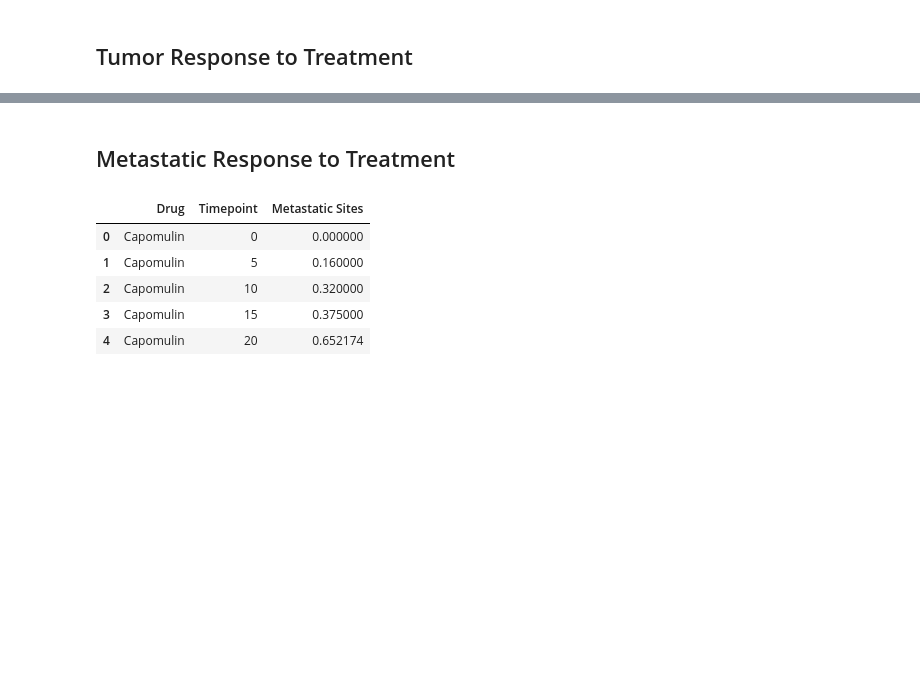
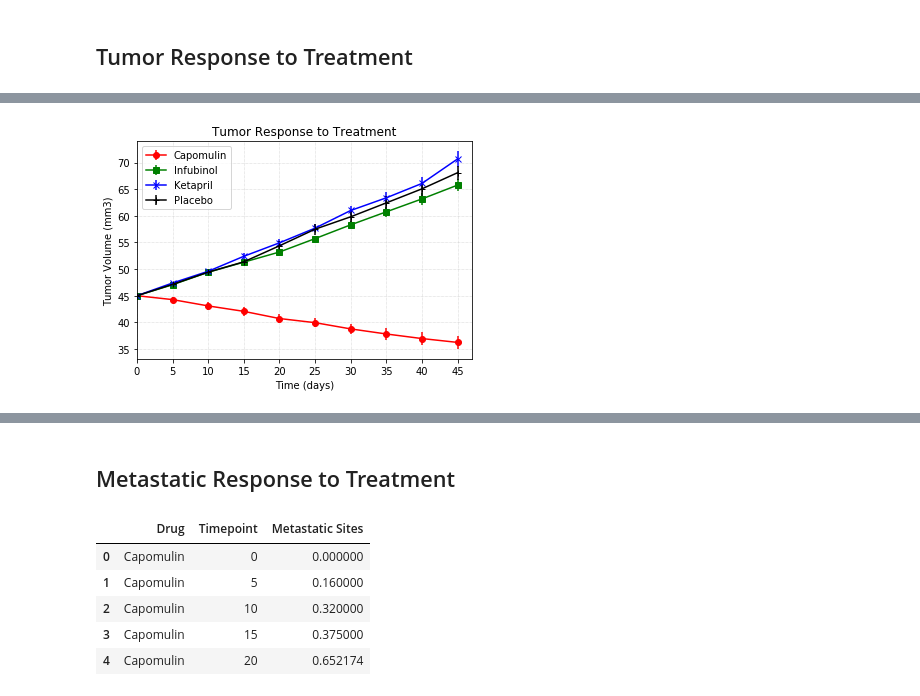
Before and after one commit to abelloma/matplotlib-challenge, a Jupyter notebook: pymaceuticals_starter.ipynb, the cells around one changed output, grey strips where cells are left out. Drawn from its saved outputs; the diff is of its cells as text; code cells hidden in the pictures; blank space fills up the shorter version.

```diff
--- a/pymaceuticals_starter.ipynb
+++ b/pymaceuticals_starter.ipynb
@@ -163,0 +103,6 @@ Text(0.5, 1.0, 'Tumor Response to Treatment')
+# %%
+#make dataframe with mean and sem
+
+mean_sem = pd.merge(drug_df, standard_error_df, on=("Drug","Timepoint"),how="inner")
+mean_sem_df = mean_sem.rename(columns={"Tumor Volume (mm3)_x" : "mean", "Tumor Volume (mm3)_y" : "sem"})
+mean_sem_df.head()
@@ -164,3 +116,50 @@ Text(0.5, 1.0, 'Tumor Response to Treatment')
+# %%
+#get means and sem in list by drug
+cap_tvmean_list = mean_sem_df.loc[mean_sem_df['Drug'] =='Capomulin', 'mean'].tolist()
+inf_tvmean_list = mean_sem_df.loc[mean_sem_df['Drug'] =='Infubinol', 'mean'].tolist()
+ket_tvmean_list = mean_sem_df.loc[mean_sem_df['Drug'] =='Ketapril', 'mean'].tolist()
+pla_tvmean_list = mean_sem_df.loc[mean_sem_df['Drug'] =='Placebo', 'mean'].tolist()
+
+cap_tvsem_list = mean_sem_df.loc[mean_sem_df['Drug'] =='Capomulin', 'sem'].tolist()
+inf_tvsem_list = mean_sem_df.loc[mean_sem_df['Drug'] =='Infubinol', 'sem'].tolist()
+ket_tvsem_list = mean_sem_df.loc[mean_sem_df['Drug'] =='Ketapril', 'sem'].tolist()
+pla_tvsem_list = mean_sem_df.loc[mean_sem_df['Drug'] =='Placebo', 'sem'].tolist()
+# %%
+# Generate the Plot (with Error Bars)
+
+ax = plt.subplot(111)
+
+# Set the x axis from 0 to 45 in increments of 5
+x_axis = np.arange(0, 50, 5)
+
+# Set the plot title and axes titles
+plt.title("Tumor Response to Treatment")
+plt.xlabel("Time (days)")
+plt.ylabel("Tumor Volume (mm3)")
+
+# Plot the 'mean' list vs. the established x axis with error
+ax.errorbar(x_axis, cap_tvmean_list, yerr=cap_tvsem_list, fmt="red",
+                   label="Capomulin", marker='o')
+ax.errorbar(x_axis, inf_tvmean_list, yerr=inf_tvsem_list, fmt="green",
+                   label="Infubinol",marker='s')
+ax.errorbar(x_axis, ket_tvmean_list, yerr=ket_tvsem_list, fmt="blue",
+                   label="Ketapril",marker='x')
+ax.errorbar(x_axis, pla_tvmean_list, yerr=pla_tvsem_list, fmt="black",
+                   label="Placebo",marker='+')
+
+# Add the legend and gridlines
+ax.legend(loc=2)
+
+tick_locations = [value for value in x_axis]
+ax.set_xticks(tick_locations, minor=False)
+ax.grid('on', which='major', axis='both', linestyle='dotted', linewidth=0.5)
+
+plt.xlim(0, max(x_axis)+2)
+# Save the Figure
+
+plt.savefig("Images/Treatment.png")
+# %% [output]
+[figure, added]
 # %%
 # Show the Figure
 plt.show()
```
Also changed, not shown: parts of 23 cells of this notebook.
